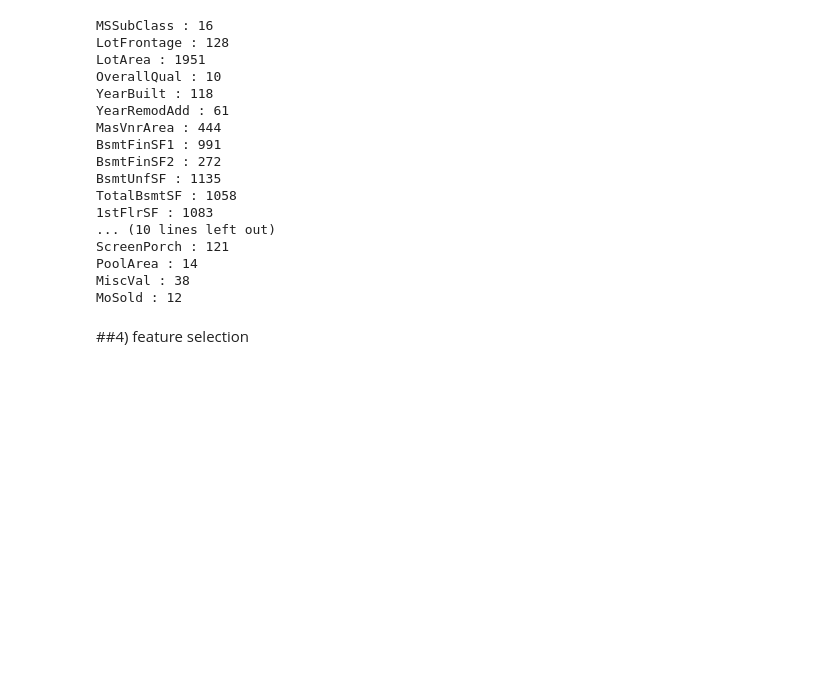
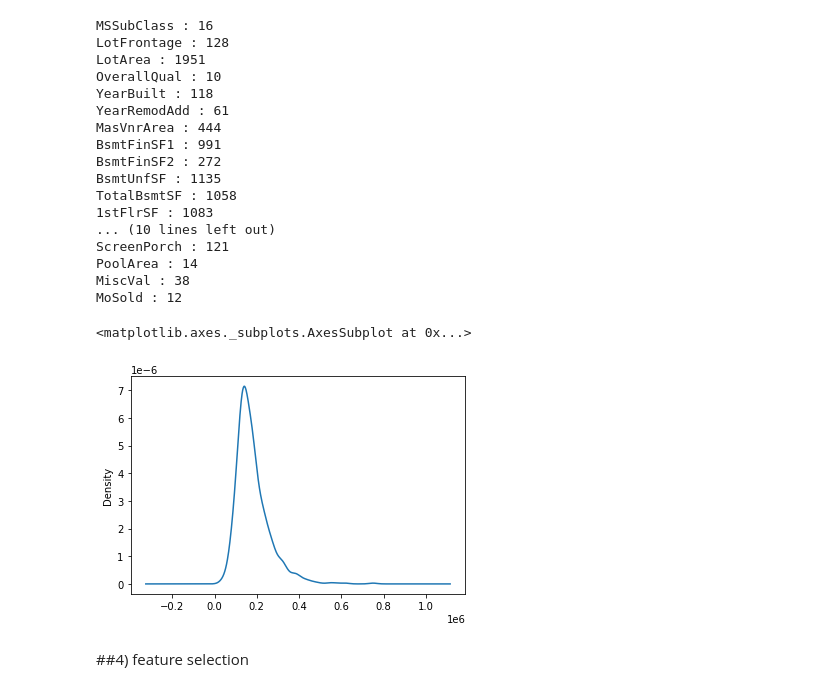
Before and after one commit to DongjunYou/21_1Q_Army, a Jupyter notebook: 4.House/House_Baseline.ipynb, the cells around one changed output. Drawn from its saved outputs; the diff is of its cells as text; code cells hidden in the pictures; blank space fills up the shorter version.

```diff
--- a/4.House/House_Baseline.ipynb
+++ b/4.House/House_Baseline.ipynb
@@ -264,6 +235,11 @@ ScreenPorch : 121
 PoolArea : 14
 MiscVal : 38
 MoSold : 12
+# %%
+train_df.SalePrice.plot.kde()
+# %% [output]
+<matplotlib.axes._subplots.AxesSubplot at 0x...>
+[figure, added]
 # %% [markdown]
 ##4) feature selection
 # %% [markdown]
```
Also changed, not shown: parts of 13 cells of this notebook.
